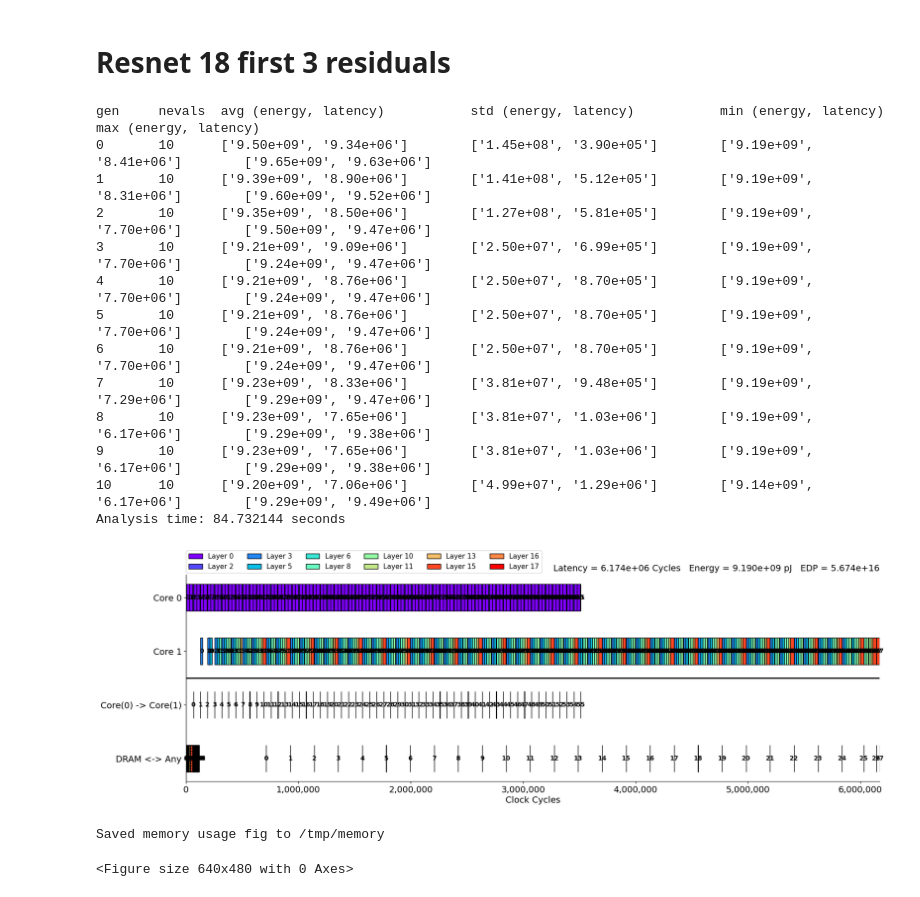
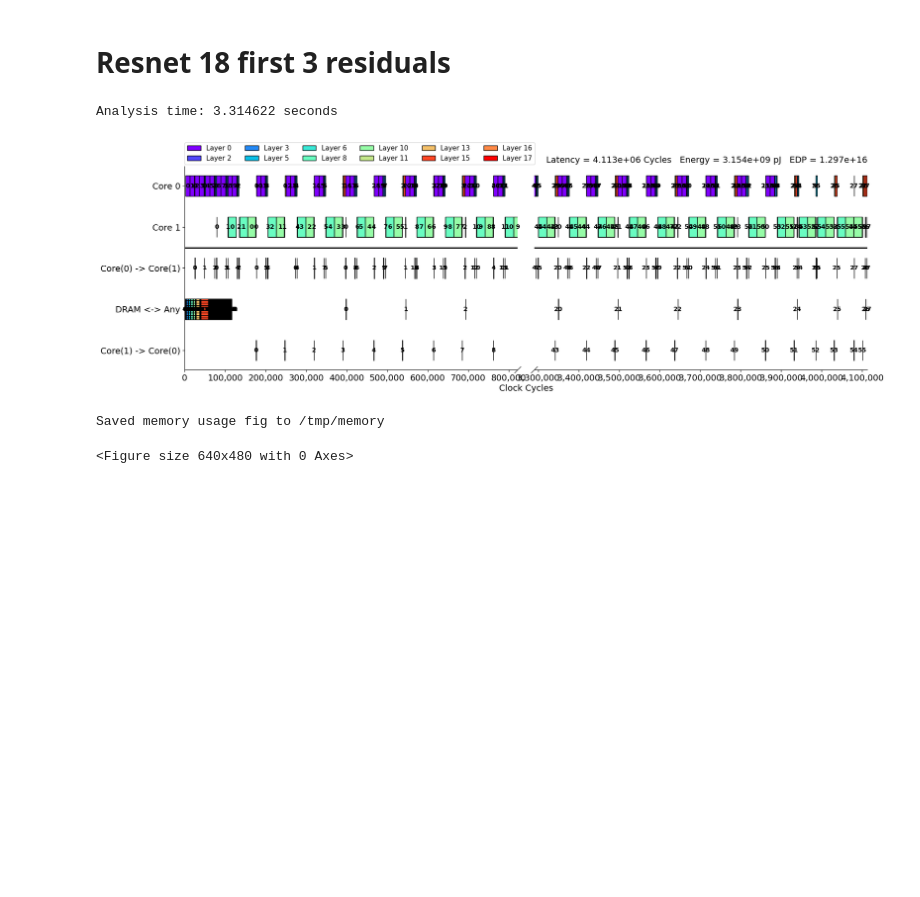
Before and after one commit to Andful/cyclic-scheduling-fitness-evaluator, a Jupyter notebook: example/StreamScheduler.ipynb, the cells around one changed output. Drawn from its saved outputs; the diff is of its cells as text; code cells hidden in the pictures; blank space fills up the shorter version.

```diff
--- a/example/StreamScheduler.ipynb
+++ b/example/StreamScheduler.ipynb
@@ -130,58 +129,41 @@ Saved memory usage fig to /tmp/memory
 # %% [markdown]
 # Resnet 18 first 3 residuals
 # %%
-from datetime import datetime
-
 mainstage = MainStage(
     [  # Initializes the MainStage as entry point
         AcceleratorParserStage,  # Parses the accelerator
         StreamONNXModelParserStage,  # Parses the ONNX Model into the workload
         GenerateCNWorkloadHybridStage,
         IntraCoreMappingStage,
         InterCoreMappingStage,
     ],
-    accelerator="architecture.eyeriss_like_dual_core",  # required by AcceleratorParserStage
-    workload_path="problems/resnet18_3_residuals.onnx",  # required by ModelParserStage
+    accelerator="architecture.eyeriss_tpu",  # required by AcceleratorParserStage
+    workload_path="workload/resnet_3_residual.onnx",  # required by ModelParserStage
     mapping_path="mapping.resnet_3_residual_mapping",
     cn_define_mode=1,
     hint_loops=[("OX", "all")],
-    loma_lpf_limit=6,
+    loma_lpf_limit=2,
     nb_ga_generations = 10,
     nb_ga_individuals = 10,
     plot_hof=True,
     plot_file_name='plot.png',
     operands_to_prefetch = [],
 )
 
-now = datetime.now()
 [(scme, _), *_] = mainstage.run()
-delta = datetime.now() - now
-print(f"Analysis time: {delta.total_seconds()} seconds")
 
 plot_timeline_brokenaxes(
     scme,
     False,
-    section_start_percent=(0,),
-    percent_shown=(100,),
+    section_start_percent=(0,80),
+    percent_shown=(20, 20),
     plot_data_transfer=True,
     fig_path="/tmp/timeline",
 )
 
-plot_memory_usage(scme, (0,), (100,), fig_path="/tmp/memory")
+plot_memory_usage(scme, (0, 80), (20, 20), fig_path="/tmp/memory")
 # %% [output]
-gen     nevals  avg (energy, latency)           std (energy, latency)           min (energy, latency)           max (energy, latency)
-0       10      ['9.50e+09', '9.34e+06']        ['1.45e+08', '3.90e+05']        ['9.19e+09', '8.41e+06']        ['9.65e+09', '9.63e+06']
-1       10      ['9.39e+09', '8.90e+06']        ['1.41e+08', '5.12e+05']        ['9.19e+09', '8.31e+06']        ['9.60e+09', '9.52e+06']
-2       10      ['9.35e+09', '8.50e+06']        ['1.27e+08', '5.81e+05']        ['9.19e+09', '7.70e+06']        ['9.50e+09', '9.47e+06']
-3       10      ['9.21e+09', '9.09e+06']        ['2.50e+07', '6.99e+05']        ['9.19e+09', '7.70e+06']        ['9.24e+09', '9.47e+06']
-4       10      ['9.21e+09', '8.76e+06']        ['2.50e+07', '8.70e+05']        ['9.19e+09', '7.70e+06']        ['9.24e+09', '9.47e+06']
-5       10      ['9.21e+09', '8.76e+06']        ['2.50e+07', '8.70e+05']        ['9.19e+09', '7.70e+06']        ['9.24e+09', '9.47e+06']
-6       10      ['9.21e+09', '8.76e+06']        ['2.50e+07', '8.70e+05']        ['9.19e+09', '7.70e+06']        ['9.24e+09', '9.47e+06']
-7       10      ['9.23e+09', '8.33e+06']        ['3.81e+07', '9.48e+05']        ['9.19e+09', '7.29e+06']        ['9.29e+09', '9.47e+06']
-8       10      ['9.23e+09', '7.65e+06']        ['3.81e+07', '1.03e+06']        ['9.19e+09', '6.17e+06']        ['9.29e+09', '9.38e+06']
-9       10      ['9.23e+09', '7.65e+06']        ['3.81e+07', '1.03e+06']        ['9.19e+09', '6.17e+06']        ['9.29e+09', '9.38e+06']
-10      10      ['9.20e+09', '7.06e+06']        ['4.99e+07', '1.29e+06']        ['9.14e+09', '6.17e+06']        ['9.29e+09', '9.49e+06']
-Analysis time: 84.732144 seconds
+Analysis time: 3.314622 seconds
-[figure, old version]
+[figure, new version]
 Saved memory usage fig to /tmp/memory
 <Figure size 640x480 with 0 Axes>
```
Also changed, not shown: parts of 4 cells of this notebook, 15 other files.
